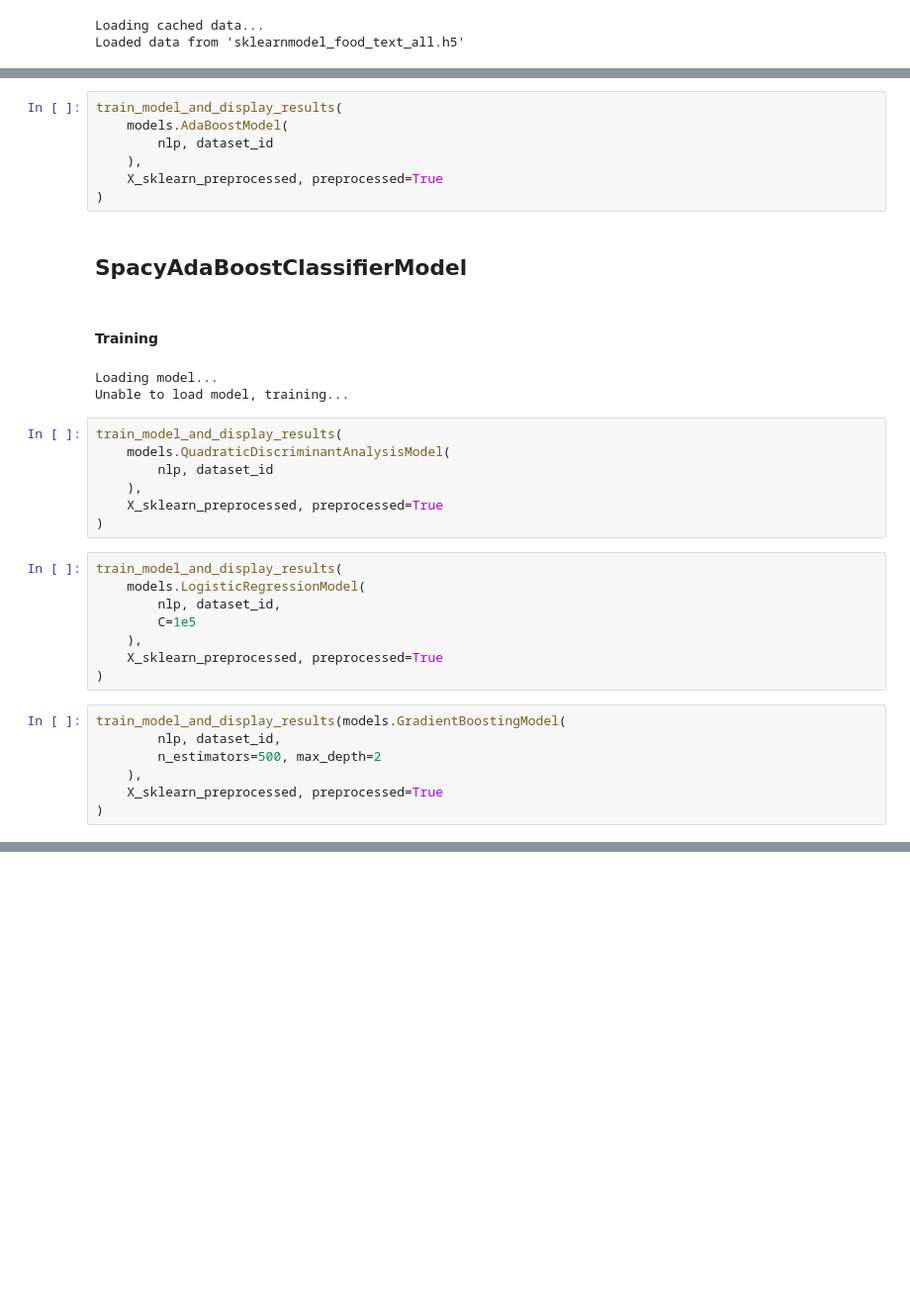
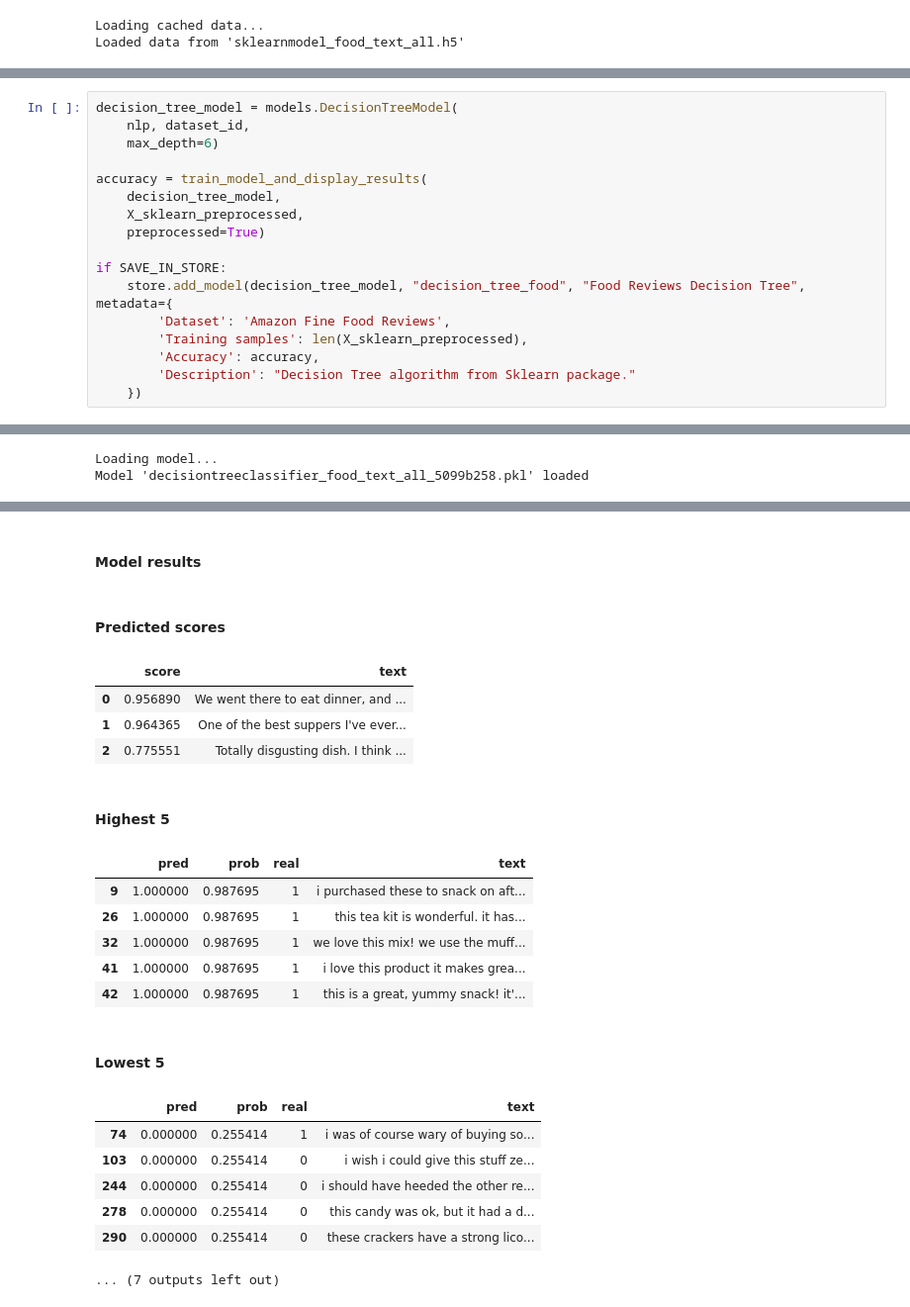
Before and after one commit to Valian/nlp-sentiment-analysis, a Jupyter notebook: src/text_sentiment_analysis_food.ipynb, the cells around one changed output, grey strips where cells are left out. Shown: that part at 99% size. Saved outputs shown, nothing was run; the diff lists cells and outputs as text; blank space fills up the shorter version.

```diff
--- a/src/text_sentiment_analysis_food.ipynb
+++ b/src/text_sentiment_analysis_food.ipynb
@@ -339,34 +239,18 @@ GaussianNB(priors=None)
-# %%
-train_model_and_display_results(
-    models.AdaBoostModel(
-        nlp, dataset_id
-    ),
-    X_sklearn_preprocessed, preprocessed=True
-)
-# %% [output]
-## SpacyAdaBoostClassifierModel
-#### Training
-Loading model...
-Unable to load model, training...
-# %%
-train_model_and_display_results(
-    models.QuadraticDiscriminantAnalysisModel(
-        nlp, dataset_id
-    ),
-    X_sklearn_preprocessed, preprocessed=True
-)
-# %%
-train_model_and_display_results(
-    models.LogisticRegressionModel(
-        nlp, dataset_id,
-        C=1e5
-    ),
-    X_sklearn_preprocessed, preprocessed=True
-)
-# %%
-train_model_and_display_results(models.GradientBoostingModel(
-        nlp, dataset_id,
-        n_estimators=500, max_depth=2
-    ),
-    X_sklearn_preprocessed, preprocessed=True
-)
+# %%
+decision_tree_model = models.DecisionTreeModel(
+    nlp, dataset_id,
+    max_depth=6)
+
+accuracy = train_model_and_display_results(
+    decision_tree_model,
+    X_sklearn_preprocessed,
+    preprocessed=True)
+
+if SAVE_IN_STORE:
+    store.add_model(decision_tree_model, "decision_tree_food", "Food Reviews Decision Tree", metadata={
+        'Dataset': 'Amazon Fine Food Reviews',
+        'Training samples': len(X_sklearn_preprocessed),
+        'Accuracy': accuracy,
+        'Description': "Decision Tree algorithm from Sklearn package."
+    })
+# %% [output]
@@ -372,0 +259,2 @@ train_model_and_display_results(models.GradientBoostingModel(
+Loading model...
+Model 'decisiontreeclassifier_food_text_all_5099b258.pkl' loaded
@@ -372,0 +268,21 @@ train_model_and_display_results(models.GradientBoostingModel(
+#### Model results
+#### Predicted scores
+|  | score | text |
+| 0 | 0.956890 | We went there to eat dinner, and ... |
+| 1 | 0.964365 | One of the best suppers I've ever... |
+| 2 | 0.775551 | Totally disgusting dish. I think ... |
+#### Highest 5
+|  | pred | prob | real | text |
+| 9 | 1.000000 | 0.987695 | 1 | i purchased these to snack on aft... |
+| 26 | 1.000000 | 0.987695 | 1 | this tea kit is wonderful. it has... |
+| 32 | 1.000000 | 0.987695 | 1 | we love this mix! we use the muff... |
+| 41 | 1.000000 | 0.987695 | 1 | i love this product it makes grea... |
+| 42 | 1.000000 | 0.987695 | 1 | this is a great, yummy snack! it'... |
+#### Lowest 5
+|  | pred | prob | real | text |
+| 74 | 0.000000 | 0.255414 | 1 | i was of course wary of buying so... |
+| 103 | 0.000000 | 0.255414 | 0 | i wish i could give this stuff ze... |
+| 244 | 0.000000 | 0.255414 | 0 | i should have heeded the other re... |
+| 278 | 0.000000 | 0.255414 | 0 | this candy was ok, but it had a d... |
+| 290 | 0.000000 | 0.255414 | 0 | these crackers have a strong lico... |
+... (7 outputs left out)
```
Also changed, not shown: parts of 15 cells of this notebook, 7 other files.
